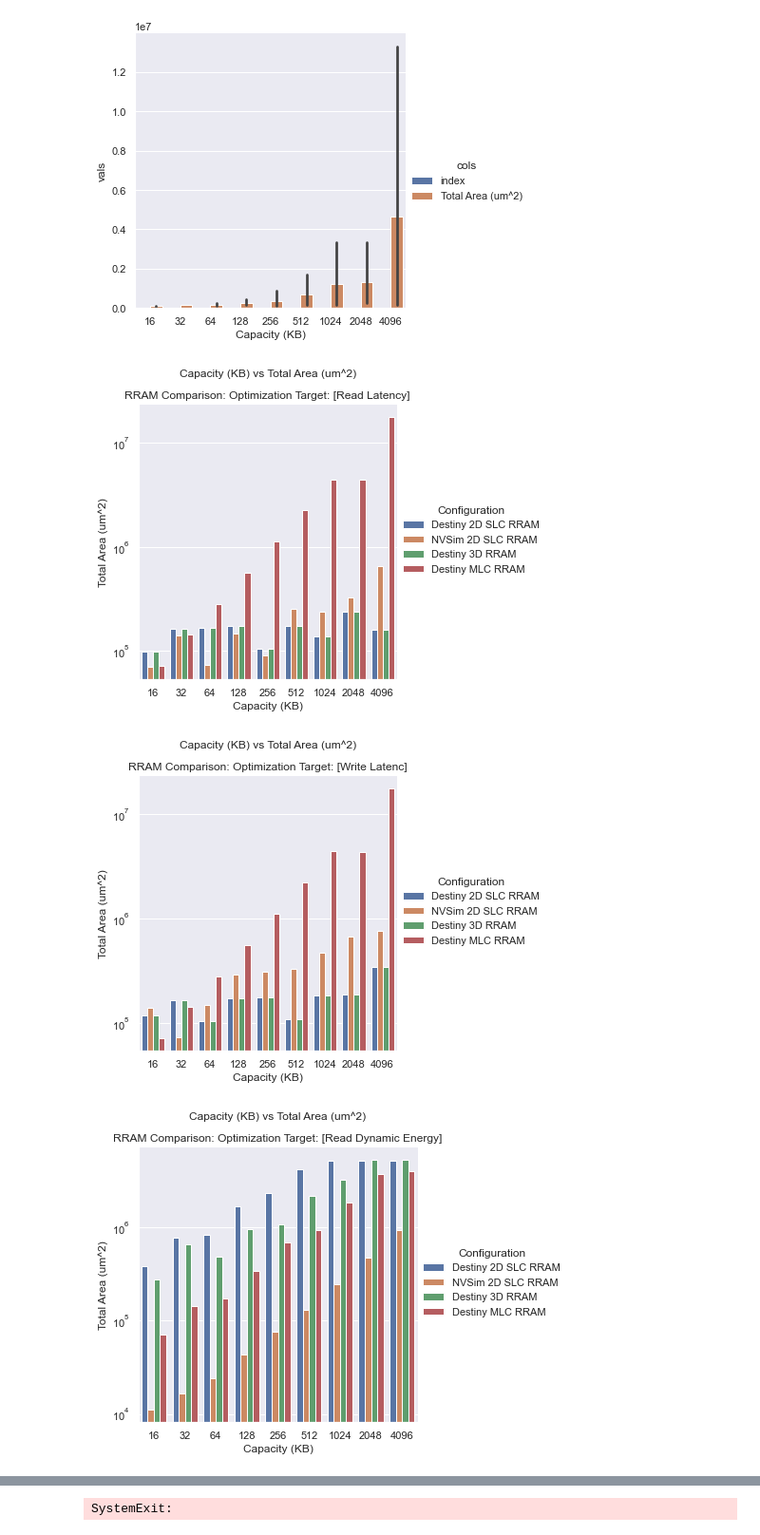
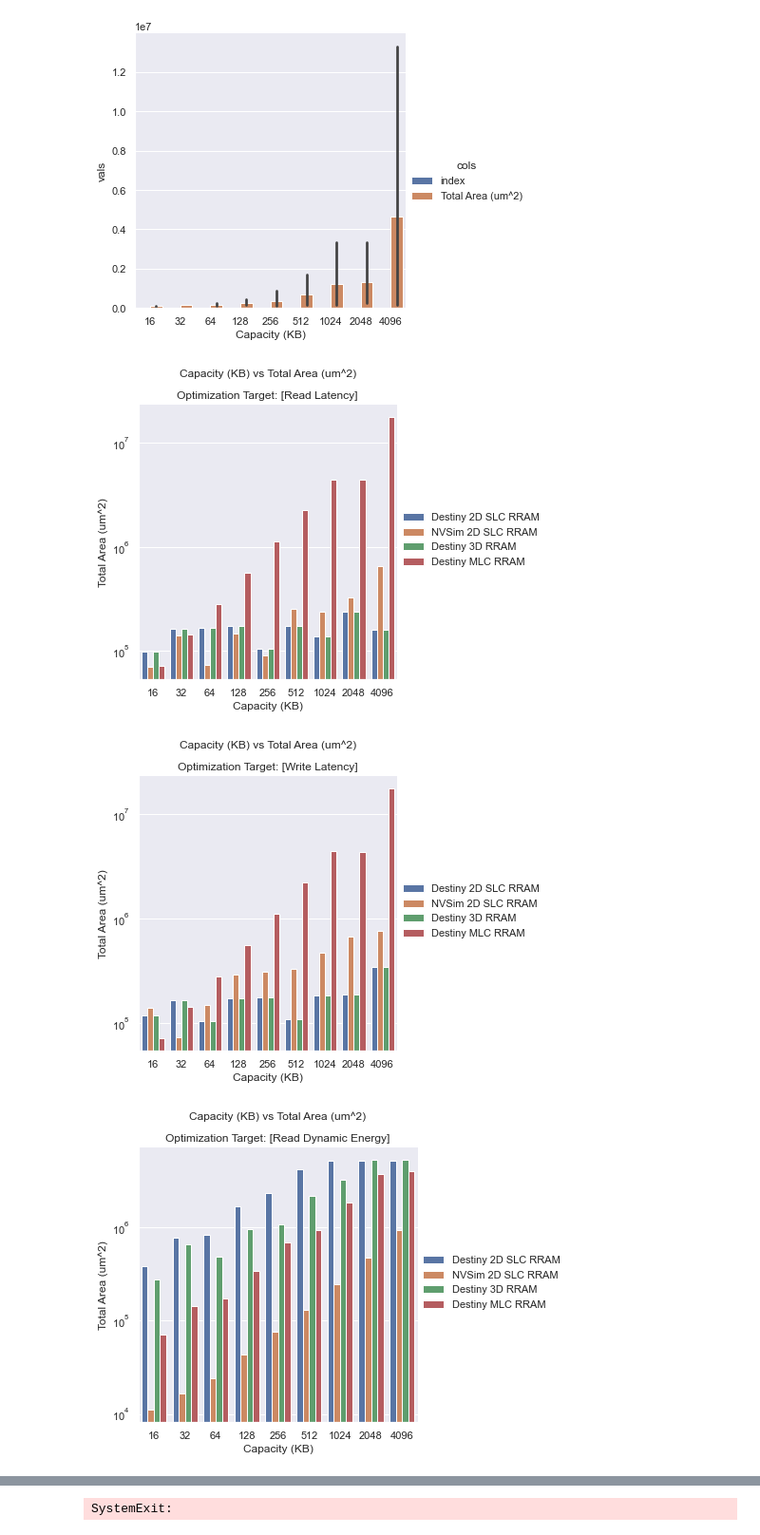
Before and after one commit to rockett-m/EECE0193, a Jupyter notebook: Final_Project/EXPERIMENTS/final_proj.ipynb, the cells around one changed output, grey strips where cells are left out. Shown at 95% size. Drawn from its saved outputs; the diff is of its cells as text; code cells hidden in the pictures.

Commit message:
rram 4 way comparisons saved and working

```diff
--- a/Final_Project/EXPERIMENTS/final_proj.ipynb
+++ b/Final_Project/EXPERIMENTS/final_proj.ipynb
@@ -188,47 +186,57 @@ def test_multiplot_1():
     g.set(title="RRAM Comparison: Opt Target: Write Latency")
     g.set(xlabel = "Capacity (KB)", ylabel = "Total Area (um^2)")
     plt.ticklabel_format(style='plain', axis='y')
     plt.yscale('log')
 
 
 
-def test_multiplot_general(opt_target, indices):
+def test_multiplot_general(opt_target, indices, xname, yname):
     # Read Latency Optimized - RRAM cells
-    xaxis = df_dst_2d.loc[indices[0]:indices[0]+8]["Capacity (KB)"]
-    df0 = df_dst_2d.loc[indices[0]:indices[0]+8]["Total Area (um^2)"]  # SLC RRAM
-    df1 = df_nvs_2d.loc[indices[0]:indices[0]+8]["Total Area (um^2)"]  # SLC RRAM
-    df2 = df_dst_hd.loc[indices[1]:indices[1]+8]["Total Area (um^2)"]   # 3D  RRAM
-    df3 = df_dst_hd.loc[indices[2]:indices[2]+8]["Total Area (um^2)"]  # MLC RRAM
+    xaxis = df_dst_2d.loc[indices[0]:indices[0]+8][xname]
+    df0 = df_dst_2d.loc[indices[0]:indices[0]+8][yname]  # SLC RRAM
+    df1 = df_nvs_2d.loc[indices[0]:indices[0]+8][yname]  # SLC RRAM
+    df2 = df_dst_hd.loc[indices[1]:indices[1]+8][yname]  # 3D  RRAM
+    df3 = df_dst_hd.loc[indices[2]:indices[2]+8][yname]  # MLC RRAM
     # drop removes Nan values
     df = pd.concat([xaxis.reset_index(drop=True), df0.reset_index(drop=True), df1.reset_index(drop=True), \
                     df2.reset_index(drop=True), df3.reset_index(drop=True)], ignore_index=True, join="outer", axis=1)
 
     df.columns = ["Capacity (KB)", "Destiny 2D SLC RRAM", "NVSim 2D SLC RRAM", "Destiny 3D RRAM", "Destiny MLC RRAM"] # headers
 
-    df = df.reset_index().melt('Capacity (KB)', var_name='Configuration', value_name='vals')
+    df = df.reset_index().melt(f'{xname}', var_name='', value_name='vals')
     df = df.iloc[9: , :] # trim off bad index rows
 
-    g = sns.catplot(x="Capacity (KB)", y="vals", hue='Configuration', data=df, kind='bar')
-    g.set(title=f'Capacity (KB) vs Total Area (um^2)\n\nRRAM Comparison: Optimization Target: [{opt_target}]')
-    g.set(xlabel = "Capacity (KB)", ylabel = "Total Area (um^2)")
+    g = sns.catplot(x=f'{xname}', y="vals", hue='', data=df, kind='bar')
+    g.set(title=f'{xname} vs {yname}\n\nOptimization Target: [{opt_target}]')
+    g.set(xlabel = f'{xname}', ylabel = f'{yname}')
     plt.ticklabel_format(style='plain', axis='y')
+
+    # plt.legend(loc='upper left')
     plt.yscale('log')
-
+    # plt.tight_layout()
 
 
 # 0:8, 9:17, 18:26, 27:35;  36:44, 45:53, 54:62, 63:71
 opt_targets = { 'Read Latency' :               [18, 0, 72],
-                'Write Latenc' :               [54, 9, 81],
+                'Write Latency' :              [54, 9, 81],
                 'Read Dynamic Energy' :        [72, 18, 90],
                 'Write Dynamic Energy' :       [108, 27, 99],
                 'Read Energy Delay Product' :  [144, 36, 108],
                 'Write Energy Delay Product' : [180, 45, 117],
                 'Leakage Power' :              [216, 54, 126],
                 'Area' :                       [252, 63, 133] }
 
-for opt_target, indices in opt_targets.items():
-    test_multiplot_general(opt_target, indices)
+
+# define subplot grid
+# fig, axs = plt.subplots(nrows=2, ncols=4, figsize=(12, 12))
+# plt.subplots_adjust(hspace=0.5)
+# fig.suptitle("RRAM Cell Comparisons", fontsize=18, y=0.95)
+
+# Read Bandwidth (GB/s) and Write Bandwidth (GB/s) not recorded for MLC RRAM, so excluding from comparisons
+for result in ['Total Area (um^2)', 'Read Dynamic Energy (pJ)', 'Write Latency (ns)', 'Read Dynamic Energy (pJ)', 'Write Dynamic Energy (pJ)', 'Leakage Power (uW)']:
+    for opt_target, indices in opt_targets.items():
+        test_multiplot_general(opt_target, indices, xname="Capacity (KB)", yname=result)
 # %% [output]
-[figure, old version]
+[figure, new version]
-[figure, old version]
+[figure, new version]
-[figure, old version]
+[figure, new version]
```
Also changed, not shown: parts of 4 cells of this notebook, 49 other files.
